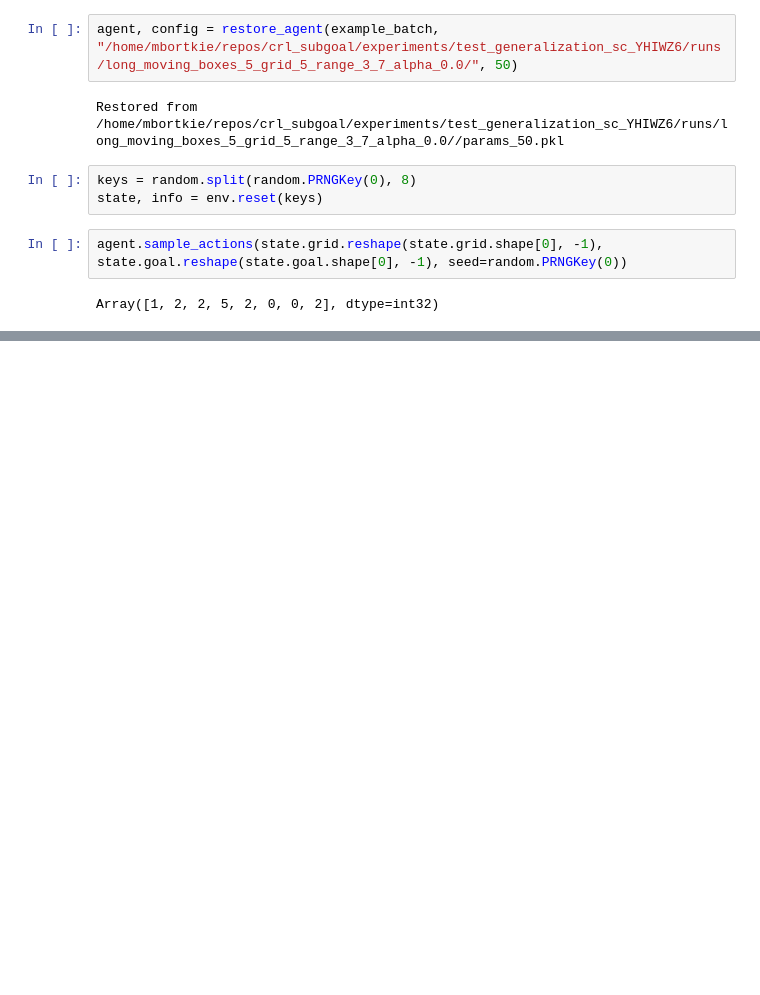
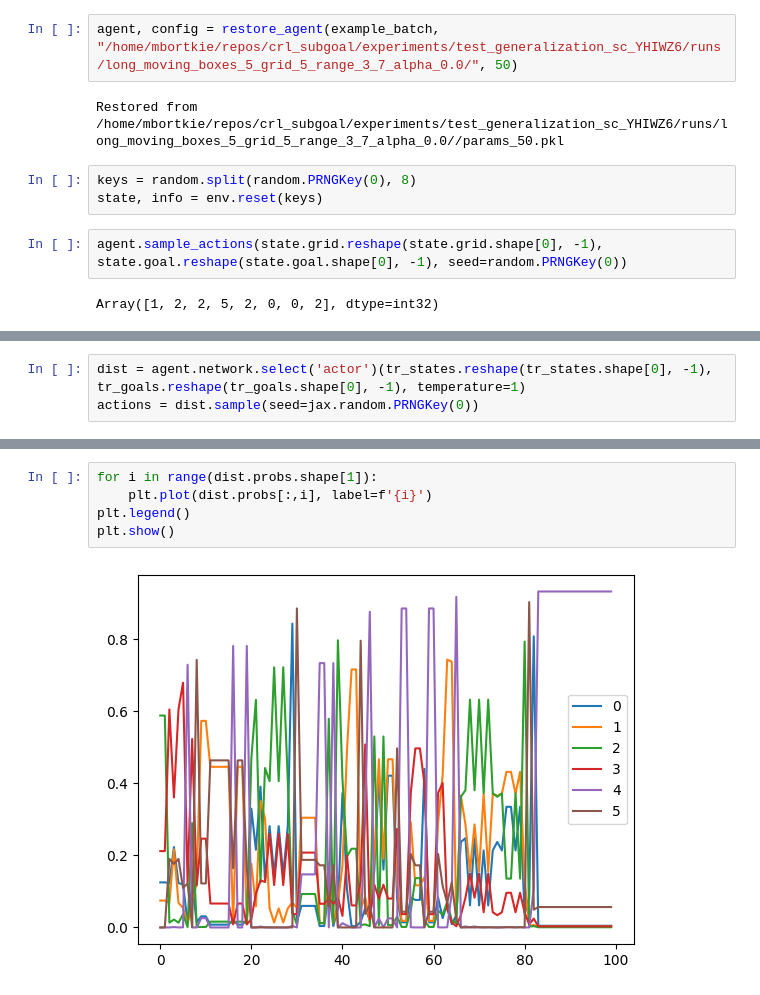
Before and after one commit to wladekpal/golden-standard, a Jupyter notebook: src/notebooks/18_07_25_post_hoc_analysis.ipynb, the cells around one changed output, grey strips where cells are left out. Drawn from its saved outputs; the diff is of its cells as text; blank space fills up the shorter version.

```diff
--- a/src/notebooks/18_07_25_post_hoc_analysis.ipynb
+++ b/src/notebooks/18_07_25_post_hoc_analysis.ipynb
@@ -86,0 +171,3 @@ Array([1, 2, 2, 5, 2, 0, 0, 2], dtype=int32)
+# %%
+dist = agent.network.select('actor')(tr_states.reshape(tr_states.shape[0], -1), tr_goals.reshape(tr_goals.shape[0], -1), temperature=1)
+actions = dist.sample(seed=jax.random.PRNGKey(0))
@@ -86,0 +182,7 @@ Array([1, 2, 2, 5, 2, 0, 0, 2], dtype=int32)
+# %%
+for i in range(dist.probs.shape[1]):
+    plt.plot(dist.probs[:,i], label=f'{i}')
+plt.legend()
+plt.show()
+# %% [output]
+[figure, added]
```
Also changed, not shown: parts of 15 cells of this notebook, 1 other file.
